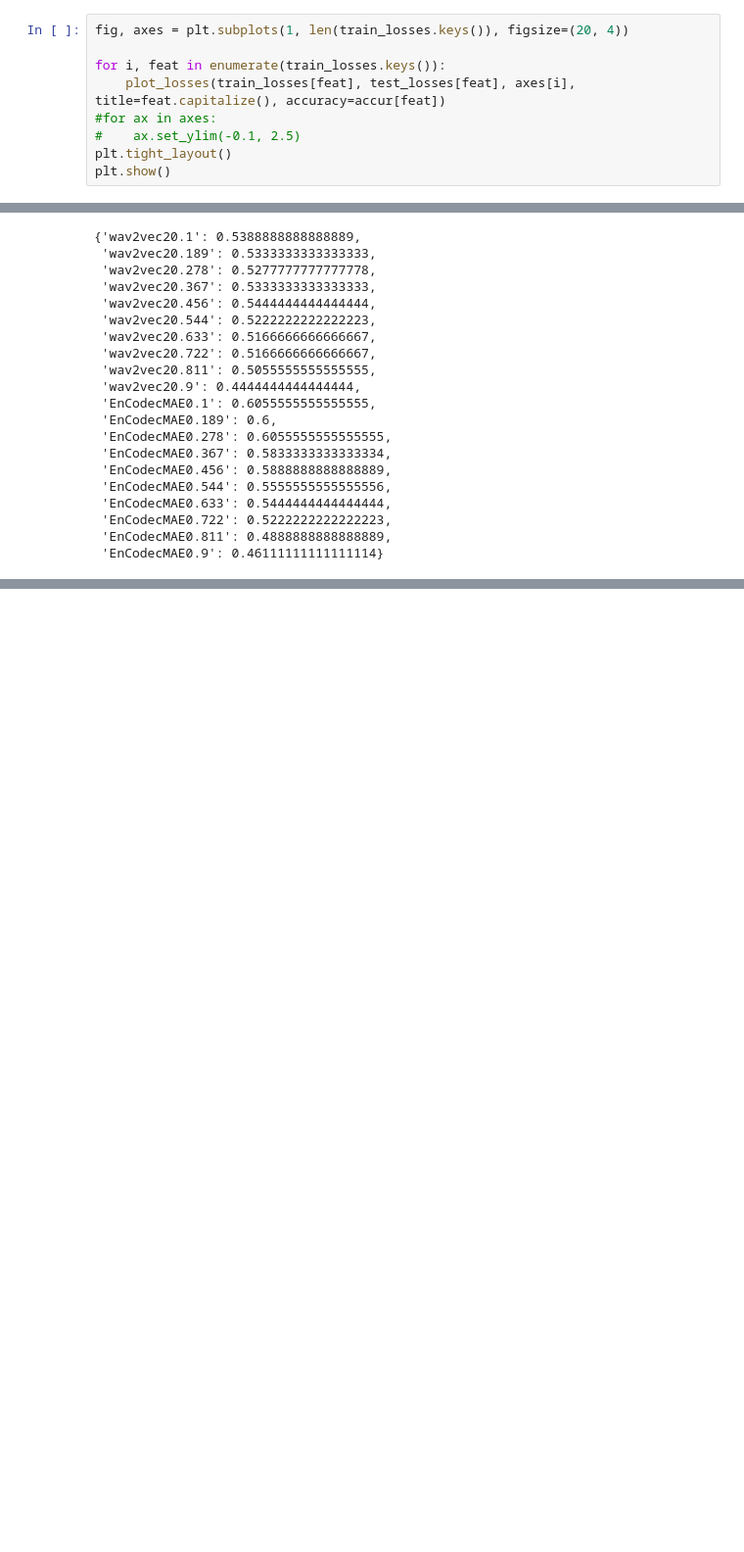
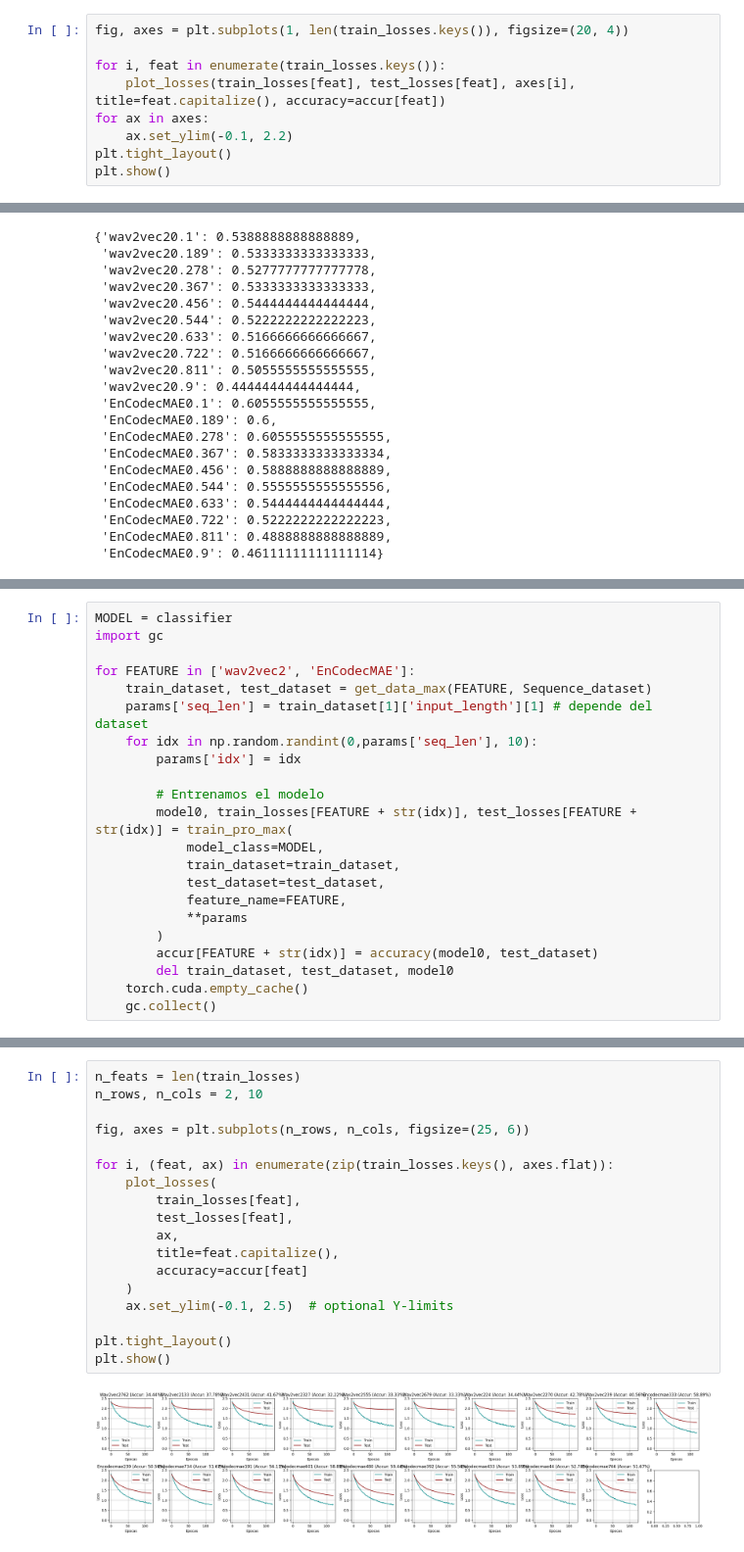
Before and after one commit to aaronbernal28/DeepMusicGenreClassifier, a Jupyter notebook: notebooks/rnns.ipynb, the cells around one changed output, grey strips where cells are left out. Shown at 98% size. Drawn from its saved outputs; the diff is of its cells as text; blank space fills up the shorter version.

```diff
--- a/notebooks/rnns.ipynb
+++ b/notebooks/rnns.ipynb
@@ -1021,8 +1125,8 @@ fig, axes = plt.subplots(1, len(train_losses.keys()), figsize=(20, 4))
 
 for i, feat in enumerate(train_losses.keys()):
     plot_losses(train_losses[feat], test_losses[feat], axes[i], title=feat.capitalize(), accuracy=accur[feat])
-#for ax in axes:
-#    ax.set_ylim(-0.1, 2.5)
+for ax in axes:
+    ax.set_ylim(-0.1, 2.2)
 plt.tight_layout()
 plt.show()
 # %% [output]
@@ -1276,0 +1467,22 @@ accur
+# %%
+MODEL = classifier
+import gc
+
+for FEATURE in ['wav2vec2', 'EnCodecMAE']:
+    train_dataset, test_dataset = get_data_max(FEATURE, Sequence_dataset)
+    params['seq_len'] = train_dataset[1]['input_length'][1] # depende del dataset
+    for idx in np.random.randint(0,params['seq_len'], 10):
+        params['idx'] = idx
+
+        # Entrenamos el modelo
+        model0, train_losses[FEATURE + str(idx)], test_losses[FEATURE + str(idx)] = train_pro_max(
+            model_class=MODEL,
+            train_dataset=train_dataset,
+            test_dataset=test_dataset,
+            feature_name=FEATURE,
+            **params
+        )
+        accur[FEATURE + str(idx)] = accuracy(model0, test_dataset)
+        del train_dataset, test_dataset, model0
+    torch.cuda.empty_cache()
+    gc.collect()
@@ -1276,0 +1509,20 @@ accur
+# %%
+n_feats = len(train_losses)
+n_rows, n_cols = 2, 10
+
+fig, axes = plt.subplots(n_rows, n_cols, figsize=(25, 6))
+
+for i, (feat, ax) in enumerate(zip(train_losses.keys(), axes.flat)):
+    plot_losses(
+        train_losses[feat],
+        test_losses[feat],
+        ax,
+        title=feat.capitalize(),
+        accuracy=accur[feat]
+    )
+    ax.set_ylim(-0.1, 2.5)  # optional Y-limits
+
+plt.tight_layout()
+plt.show()
+# %% [output]
+[figure, added]
```
Also changed, not shown: parts of 42 cells of this notebook, 5 other files.
